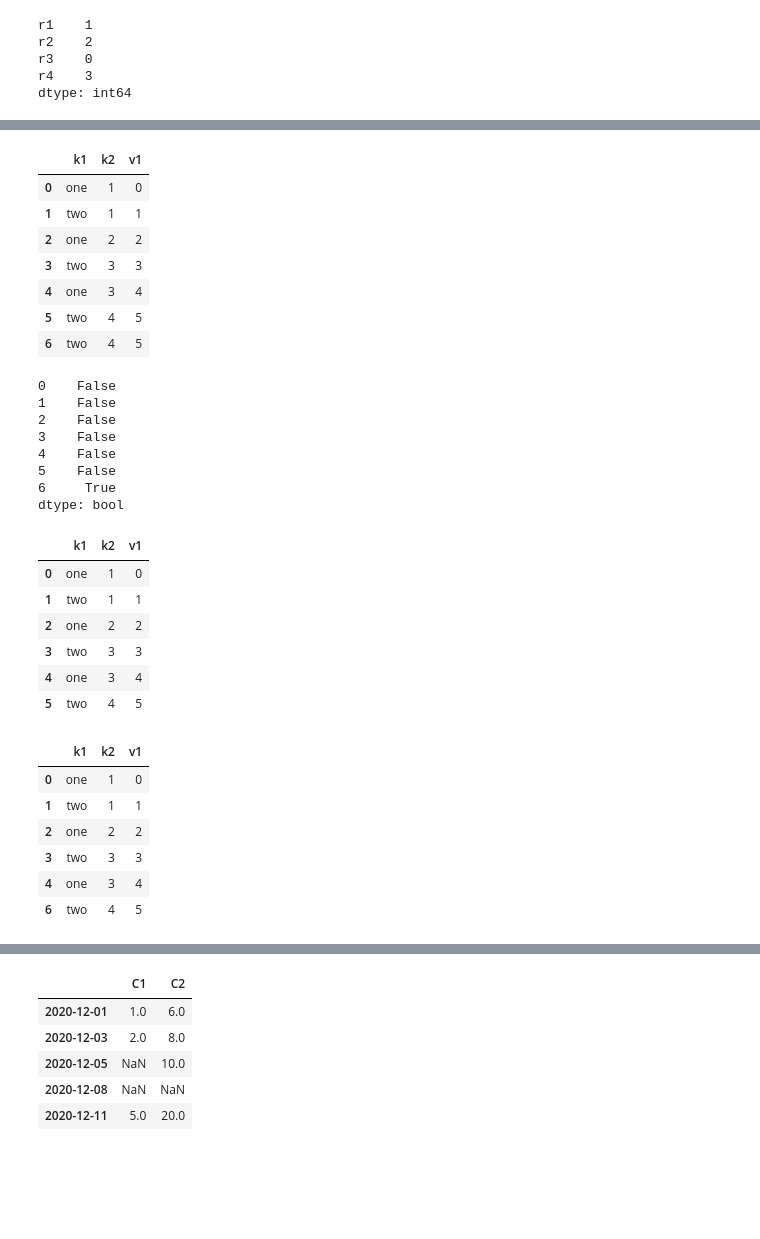
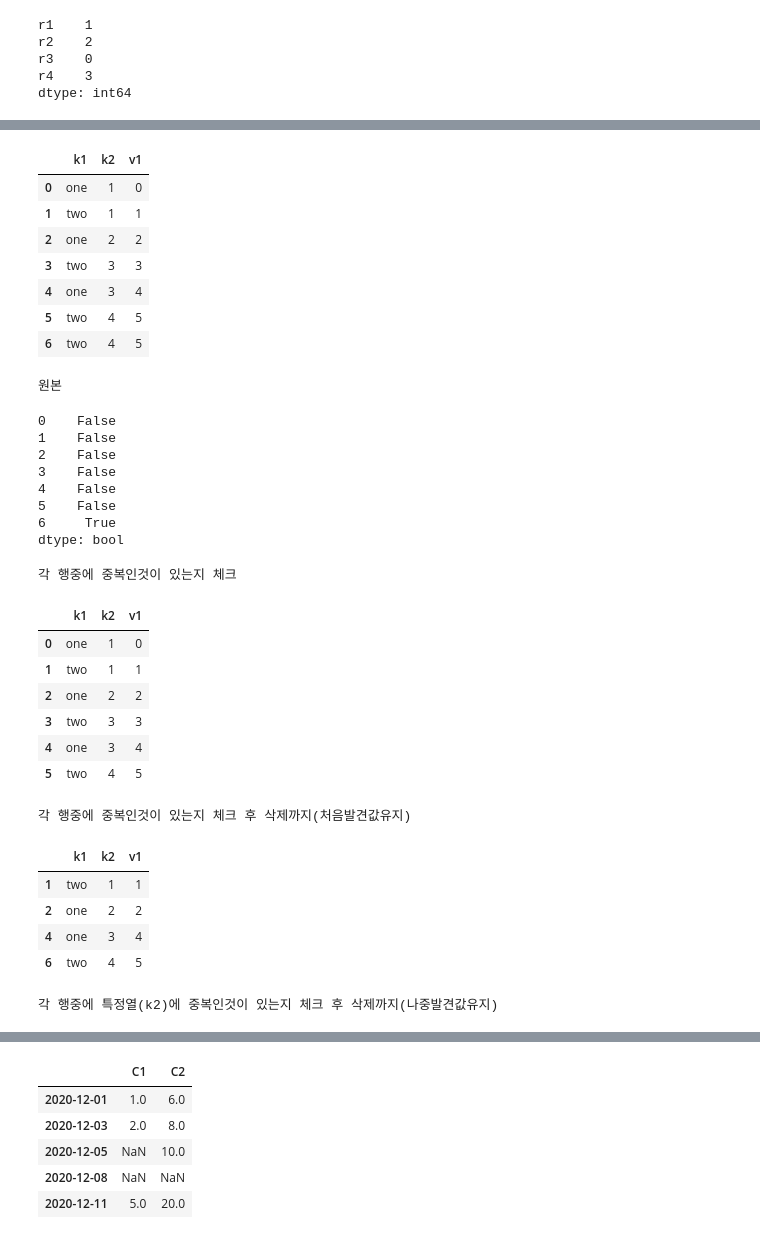
Before and after one commit to SeonminKim1/DS-Notes, a Jupyter notebook: Missing_value_processing/Missing_Value_Processing.ipynb, the cells around one changed output, grey strips where cells are left out. Drawn from its saved outputs; the diff is of its cells as text; code cells hidden in the pictures; blank space fills up the shorter version.

```diff
--- a/Missing_value_processing/Missing_Value_Processing.ipynb
+++ b/Missing_value_processing/Missing_Value_Processing.ipynb
@@ -110,48 +130,55 @@ mv_df.dropna(subset=['n2'])
 # 2. 결측값 제거 (inplace=True) 옵션시 원래 객체 반환
 mv_df2 = pd.DataFrame({'k1':['one','two']*3 + ['two'],
                       'k2':[1,1,2,3,3,4,4],
                       'v1':[0,1,2,3,4,5,5]})
 mv_df2
+print('원본')
+
 
 # 각 로우가 중복인지 아닌지 체크 (행 전체가 똑같이 중복되는게 있는지)
 mv_df2.duplicated()
+print('각 행중에 중복인것이 있는지 체크')
 
 # drop_duplicates 는 기본적으로 처음 발견된 값을 유지한다
 mv_df2.drop_duplicates()
+print('각 행중에 중복인것이 있는지 체크 후 삭제까지(처음발견값유지)')
 
 # drop_duplicates 나중에 발견된 값 유지하기
-mv_df2.drop_duplicates(['k1','k2'], keep='last')
+mv_df2.drop_duplicates(['k2'], keep='last')
+print('각 행중에 특정열(k2)에 중복인것이 있는지 체크 후 삭제까지(나중발견값유지)')
 # %% [output]
 |  | k1 | k2 | v1 |
 | 0 | one | 1 | 0 |
 | 1 | two | 1 | 1 |
 | 2 | one | 2 | 2 |
 | 3 | two | 3 | 3 |
 | 4 | one | 3 | 4 |
 | 5 | two | 4 | 5 |
 | 6 | two | 4 | 5 |
-0    False
-1    False
-2    False
-3    False
-4    False
-5    False
-6     True
-dtype: bool
+원본
+0    False
+1    False
+2    False
+3    False
+4    False
+5    False
+6     True
+dtype: bool
+각 행중에 중복인것이 있는지 체크
 |  | k1 | k2 | v1 |
 | 0 | one | 1 | 0 |
 | 1 | two | 1 | 1 |
 | 2 | one | 2 | 2 |
 | 3 | two | 3 | 3 |
 | 4 | one | 3 | 4 |
 | 5 | two | 4 | 5 |
+각 행중에 중복인것이 있는지 체크 후 삭제까지(처음발견값유지)
 |  | k1 | k2 | v1 |
-| 0 | one | 1 | 0 |
 | 1 | two | 1 | 1 |
 | 2 | one | 2 | 2 |
-| 3 | two | 3 | 3 |
 | 4 | one | 3 | 4 |
 | 6 | two | 4 | 5 |
+각 행중에 특정열(k2)에 중복인것이 있는지 체크 후 삭제까지(나중발견값유지)
 # %%
 # 2. 데이터 치환하기
 
```
Also changed, not shown: parts of 9 cells of this notebook.
